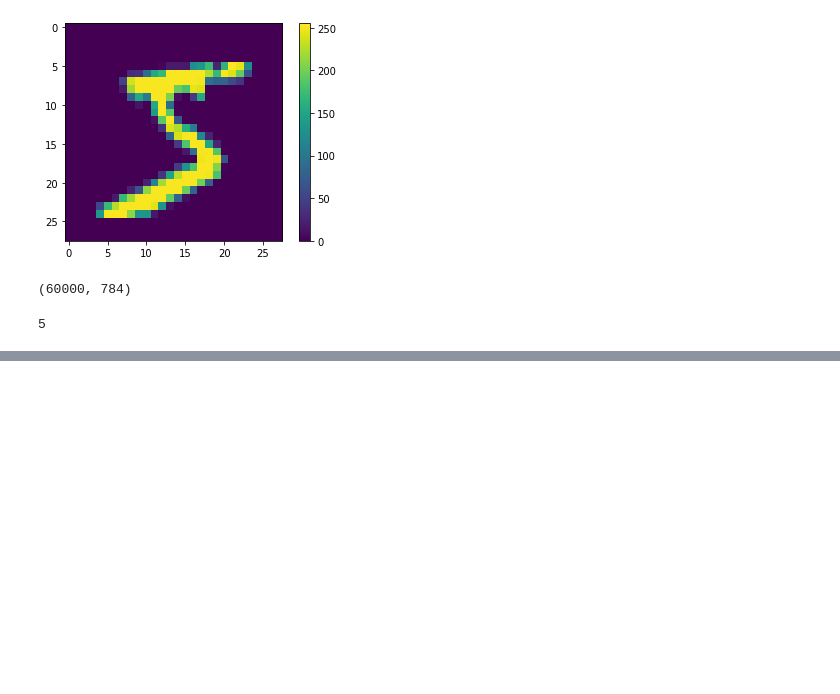
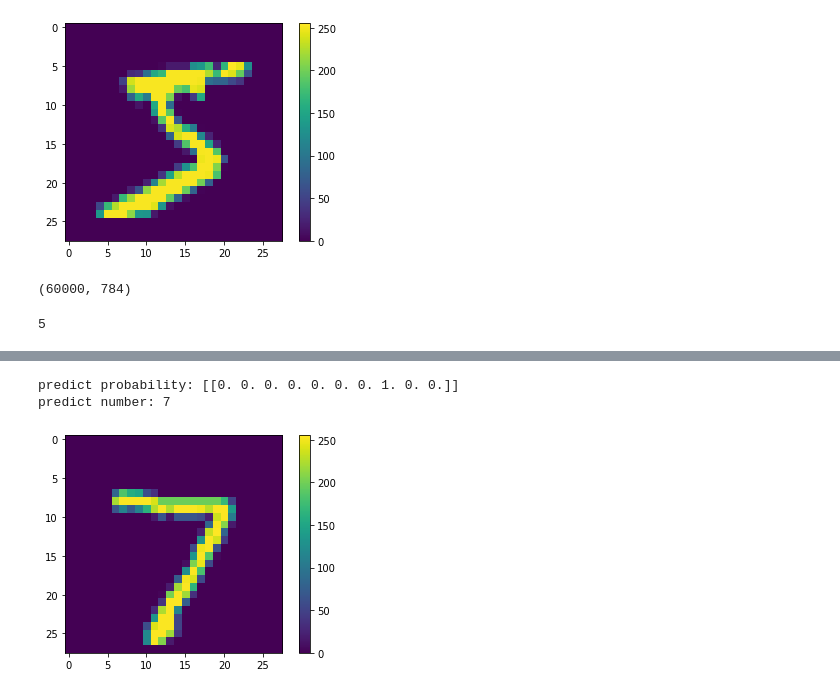
Before and after one commit to Arem77/Colab, a Jupyter notebook: dnn_mnist_classification.ipynb, the cells around one changed output, grey strips where cells are left out. Drawn from its saved outputs; the diff is of its cells as text; code cells hidden in the pictures; blank space fills up the shorter version.

```diff
--- a/dnn_mnist_classification.ipynb
+++ b/dnn_mnist_classification.ipynb
@@ -58,0 +132,16 @@ train_labes = to_categorical(train_labels)
+# %%
+predict = model.predict(test_images[0].reshape((1, 28 * 28)))
+
+print('predict probability:', predict)
+print('predict number:', np.argmax(predict))
+# %% [output]
+predict probability: [[0. 0. 0. 0. 0. 0. 0. 1. 0. 0.]]
+predict number: 7
+# %%
+plt.figure()
+plt.imshow(test_images[0].reshape(28, 28))
+plt.colorbar()
+plt.grid(False)
+plt.show()
+# %% [output]
+[figure, added]
```
Also changed, not shown: parts of 22 cells of this notebook.
